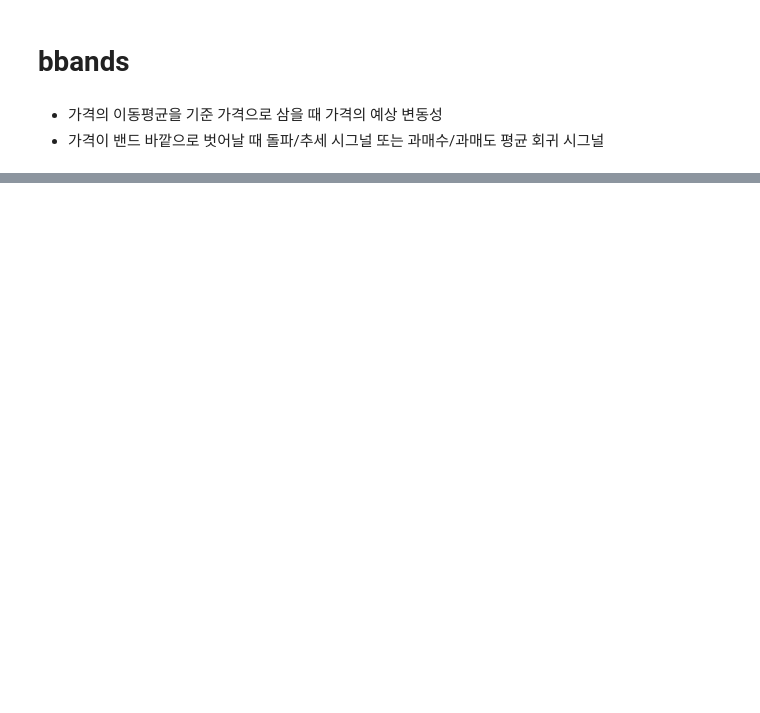
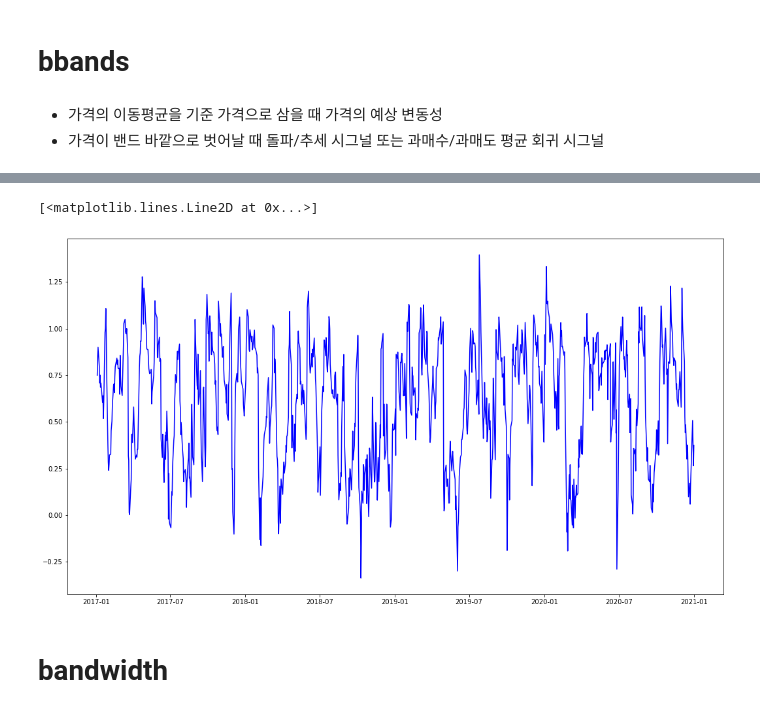
Before and after one commit to taejunglee/pythonworkplace, a Jupyter notebook: trading/base_tec_analysis/bbands.ipynb, the cells around one changed output, grey strips where cells are left out. Cells and saved outputs as stored; diff of their text form; code cells hidden in the pictures; blank space fills up the shorter version.

```diff
--- a/trading/base_tec_analysis/bbands.ipynb
+++ b/trading/base_tec_analysis/bbands.ipynb
@@ -68,0 +69,10 @@ plt.show()
+# %%
+df['PB'] = (df['Close'] - df['Lower']) / (df['Upper'] - df['Lower'])
+# %%
+plt.figure(figsize=(18,10))
+plt.plot(df.index, df['PB'], color='b', label='%B')
+# %% [output]
+[<matplotlib.lines.Line2D at 0x...>]
+[figure, added]
+# %% [markdown]
+# bandwidth
```
Also changed, not shown: parts of 17 cells of this notebook.
